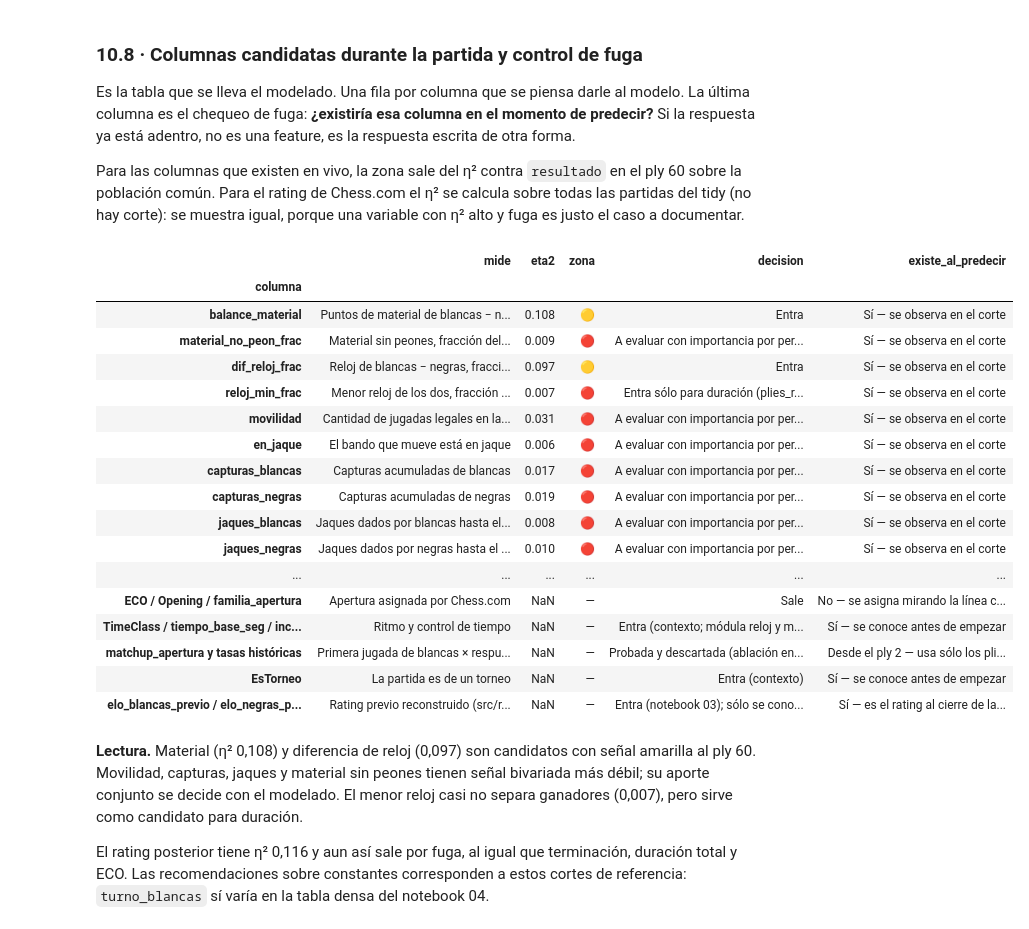
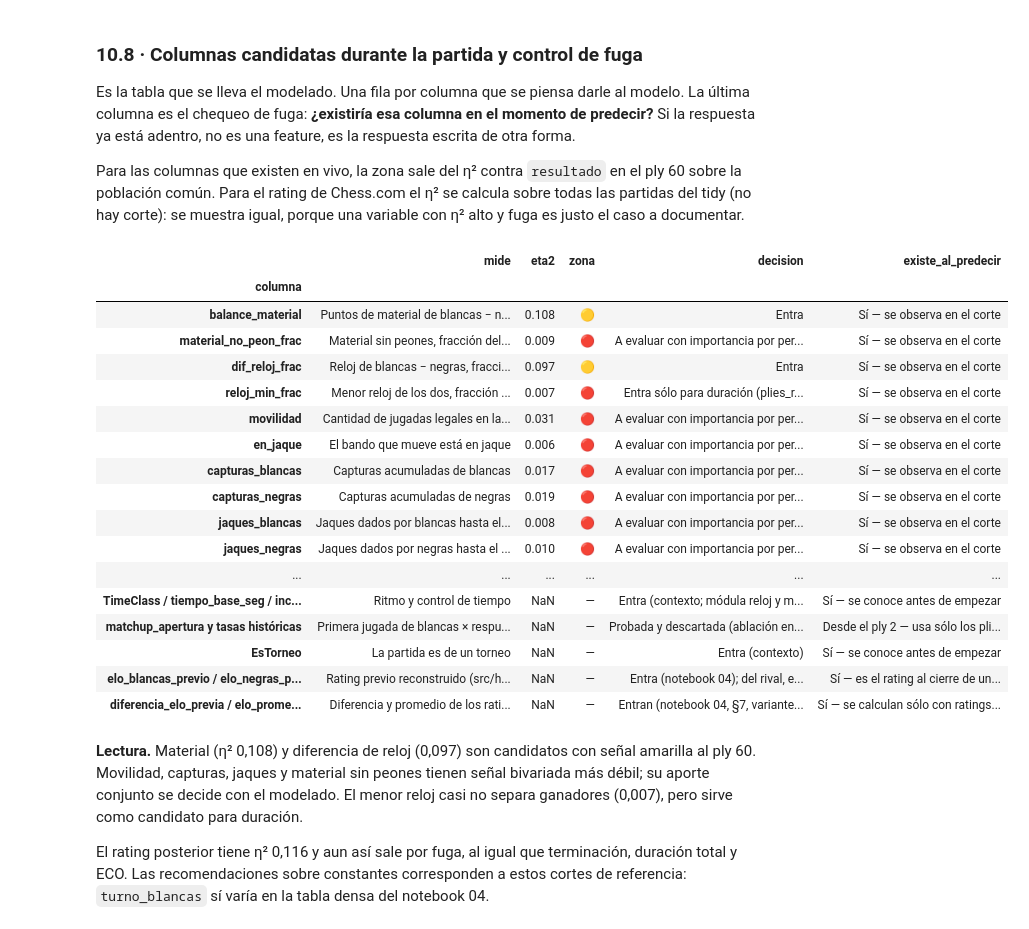
Before and after one commit to BautistaAlosMartorell/chess-outcome-prediction, a Jupyter notebook: notebooks/02_eda_hipotesis.ipynb, the cells around one changed output. Saved outputs shown, nothing was run; the diff lists cells and outputs as text; code cells hidden in the pictures.

```diff
--- a/notebooks/02_eda_hipotesis.ipynb
+++ b/notebooks/02_eda_hipotesis.ipynb
@@ -1866,41 +1866,46 @@ rows += [
      "existe_al_predecir": "No — se completa al terminar"},
     {"columna": "cantidad_jugadas", "mide": "Plies totales de la partida", "eta2": np.nan, "zona": "—", "decision": "Sale",
      "existe_al_predecir": "No — con el corte da plies_restantes exacto, es el objetivo escrito de otra forma"},
     {"columna": "ECO / Opening / familia_apertura", "mide": "Apertura asignada por Chess.com", "eta2": np.nan, "zona": "—", "decision": "Sale",
      "existe_al_predecir": "No — se asigna mirando la línea completa (hasta 40 plies): en cortes tempranos revela jugadas futuras"},
     {"columna": "TimeClass / tiempo_base_seg / incremento_seg", "mide": "Ritmo y control de tiempo", "eta2": np.nan, "zona": "—",
      "decision": "Entra (contexto; módula reloj y material)", "existe_al_predecir": "Sí — se conoce antes de empezar"},
     {"columna": "matchup_apertura y tasas históricas", "mide": "Primera jugada de blancas × respuesta de negras y su historial previo",
      "eta2": np.nan, "zona": "—", "decision": "Probada y descartada (ablación en el notebook 03: ±0,004 de log-loss)",
      "existe_al_predecir": "Desde el ply 2 — usa sólo los plies 1 y 2, e historial con partidas terminadas antes del inicio"},
     {"columna": "EsTorneo", "mide": "La partida es de un torneo", "eta2": np.nan, "zona": "—",
      "decision": "Entra (contexto)", "existe_al_predecir": "Sí — se conoce antes de empezar"},
-    {"columna": "elo_blancas_previo / elo_negras_previo", "mide": "Rating previo reconstruido (src/rating_history.py)",
-     "eta2": np.nan, "zona": "—", "decision": "Entra (notebook 03); sólo se conoce un lado, el otro queda NaN",
-     "existe_al_predecir": "Sí — es el rating al cierre de la partida anterior del mismo ritmo"},
+    {"columna": "elo_blancas_previo / elo_negras_previo", "mide": "Rating previo reconstruido (src/history_transformer.py)",
+     "eta2": np.nan, "zona": "—",
+     "decision": "Entra (notebook 04); del rival, el rating que trae cada partida descargada donde aparece; si no hay ninguna anterior, NaN",
+     "existe_al_predecir": "Sí — es el rating al cierre de una partida anterior del mismo ritmo"},
+    {"columna": "diferencia_elo_previa / elo_promedio_previo / antiguedad_rating_dias", "mide": "Diferencia y promedio de los ratings previos, y días desde que se observó cada uno",
+     "eta2": np.nan, "zona": "—",
+     "decision": "Entran (notebook 04, §7, variante D); la diferencia queda vacía si falta un lado",
+     "existe_al_predecir": "Sí — se calculan sólo con ratings de cierres anteriores al inicio, no con el rating posterior"},
 ]
 candidatas = pd.DataFrame(rows).set_index("columna")
 display(candidatas)
 assert candidatas.index.is_unique
 # %% [output]
 |  | mide | eta2 | zona | decision | existe_al_predecir |
 | columna |  |  |  |  |  |
 | balance_material | Puntos de material de blancas − n... | 0.108 | 🟡 | Entra | Sí — se observa en el corte |
 | material_no_peon_frac | Material sin peones, fracción del... | 0.009 | 🔴 | A evaluar con importancia por per... | Sí — se observa en el corte |
 | dif_reloj_frac | Reloj de blancas − negras, fracci... | 0.097 | 🟡 | Entra | Sí — se observa en el corte |
 | reloj_min_frac | Menor reloj de los dos, fracción ... | 0.007 | 🔴 | Entra sólo para duración (plies_r... | Sí — se observa en el corte |
 | movilidad | Cantidad de jugadas legales en la... | 0.031 | 🔴 | A evaluar con importancia por per... | Sí — se observa en el corte |
 | en_jaque | El bando que mueve está en jaque | 0.006 | 🔴 | A evaluar con importancia por per... | Sí — se observa en el corte |
 | capturas_blancas | Capturas acumuladas de blancas | 0.017 | 🔴 | A evaluar con importancia por per... | Sí — se observa en el corte |
 | capturas_negras | Capturas acumuladas de negras | 0.019 | 🔴 | A evaluar con importancia por per... | Sí — se observa en el corte |
 | jaques_blancas | Jaques dados por blancas hasta el... | 0.008 | 🔴 | A evaluar con importancia por per... | Sí — se observa en el corte |
 | jaques_negras | Jaques dados por negras hasta el ... | 0.010 | 🔴 | A evaluar con importancia por per... | Sí — se observa en el corte |
 | ... | ... | ... | ... | ... | ... |
-| ECO / Opening / familia_apertura | Apertura asignada por Chess.com | NaN | — | Sale | No — se asigna mirando la línea c... |
 | TimeClass / tiempo_base_seg / inc... | Ritmo y control de tiempo | NaN | — | Entra (contexto; módula reloj y m... | Sí — se conoce antes de empezar |
 | matchup_apertura y tasas históricas | Primera jugada de blancas × respu... | NaN | — | Probada y descartada (ablación en... | Desde el ply 2 — usa sólo los pli... |
 | EsTorneo | La partida es de un torneo | NaN | — | Entra (contexto) | Sí — se conoce antes de empezar |
-| elo_blancas_previo / elo_negras_p... | Rating previo reconstruido (src/r... | NaN | — | Entra (notebook 03); sólo se cono... | Sí — es el rating al cierre de la... |
+| elo_blancas_previo / elo_negras_p... | Rating previo reconstruido (src/h... | NaN | — | Entra (notebook 04); del rival, e... | Sí — es el rating al cierre de un... |
+| diferencia_elo_previa / elo_prome... | Diferencia y promedio de los rati... | NaN | — | Entran (notebook 04, §7, variante... | Sí — se calculan sólo con ratings... |
 # %% [markdown]
 **Lectura.** Material (η² 0,108) y diferencia de reloj (0,097) son candidatos con señal amarilla al ply 60. Movilidad, capturas, jaques y material sin peones tienen señal bivariada más débil; su aporte conjunto se decide con el modelado. El menor reloj casi no separa ganadores (0,007), pero sirve como candidato para duración.
 
```
Also changed, not shown: parts of 3 cells of this notebook.
